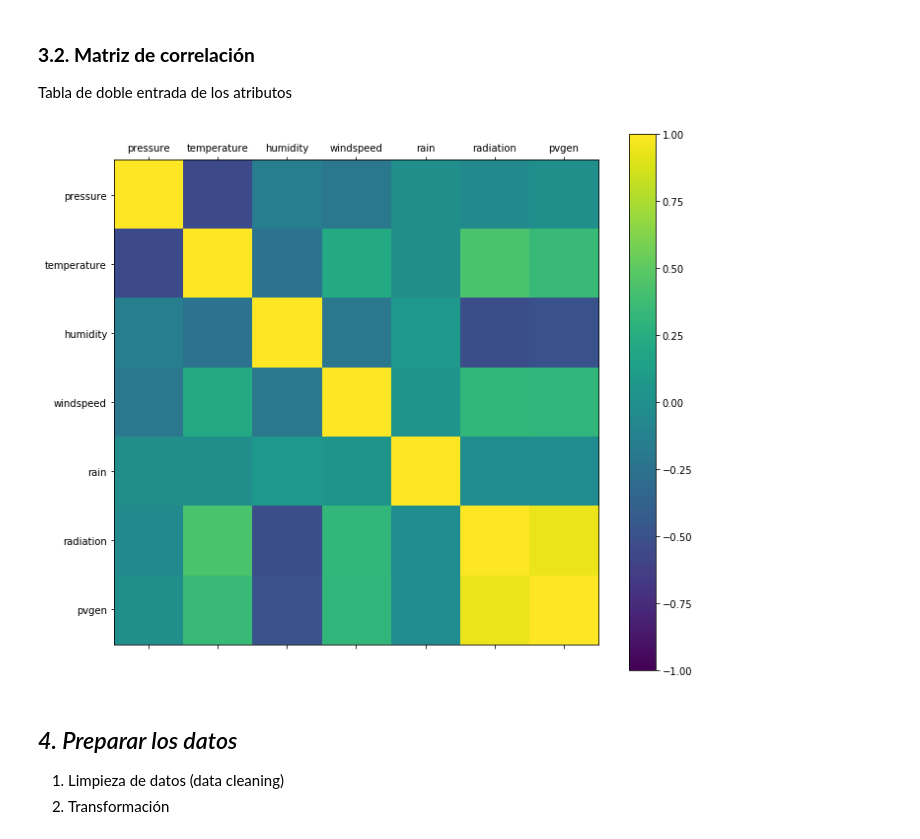
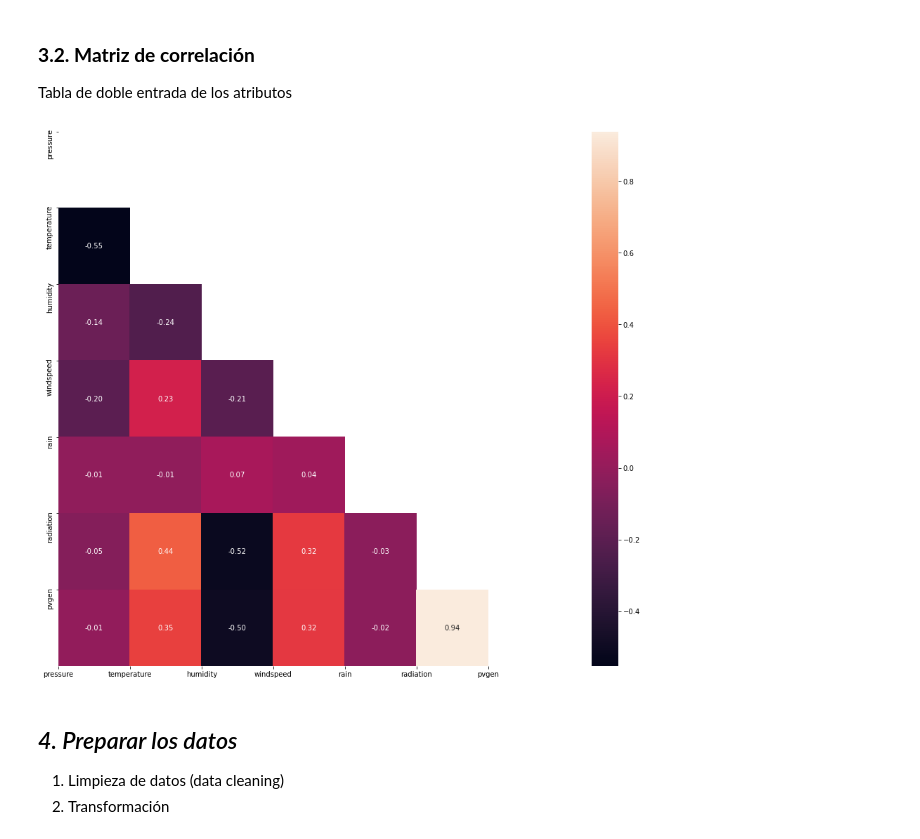
Before and after one commit to sbarja/Smart_Energy, a Jupyter notebook: 5_Regresion_ejercicioPV1.ipynb, the cells around one changed output. Saved outputs shown, nothing was run; the diff lists cells and outputs as text; code cells hidden in the pictures.

```diff
--- a/5_Regresion_ejercicioPV1.ipynb
+++ b/5_Regresion_ejercicioPV1.ipynb
@@ -114,23 +114,28 @@ atributos_boxplot = dataset.plot(kind='box', subplots=True, layout=(4, 3), figsi
 ### **3.2. Matriz de correlación**
 
 Tabla de doble entrada de los atributos
-# %%
-# Cálculo de coeficientes de correlación
-corr_matrix = dataset.corr(method='pearson')
-
-# Matriz de correlación
-fig = plt.figure(figsize=(11, 10))
-ax = fig.add_subplot(111)
-cax = ax.matshow(corr_matrix, vmin=-1, vmax=1)
-fig.colorbar(cax)
-ticks = np.arange(0, len(dataset.columns)-1, 1)
-ax.set_xticks(ticks)
-ax.set_yticks(ticks)
-ax.set_xticklabels(corr_matrix.columns)
-ax.set_yticklabels(corr_matrix.columns)
-plt.show()
-# %% [output]
-[figure, removed]
+# %%
+# Otra librería de visualización de datos
+import seaborn as sns
+
+# Cálculo de coeficientes de correlación
+corr = dataset.corr(method='pearson')
+
+# Quitar valores repetidos
+mask = np.zeros_like(corr, dtype=np.bool)
+mask[np.triu_indices_from(mask)] = True
+
+f, ax = plt.subplots(figsize=(16, 14))
+#Generar Heat Map,
+sns.heatmap(corr, annot=True, fmt=".2f" , mask=mask,)
+    # xticks
+plt.xticks(range(len(corr.columns)), corr.columns);
+    # yticks
+plt.yticks(range(len(corr.columns)), corr.columns)
+    # plot
+plt.show()
+# %% [output]
+[figure, added]
 # %% [markdown]
 ## *4. Preparar los datos*
 
```
Also changed, not shown: parts of 3 cells of this notebook.
